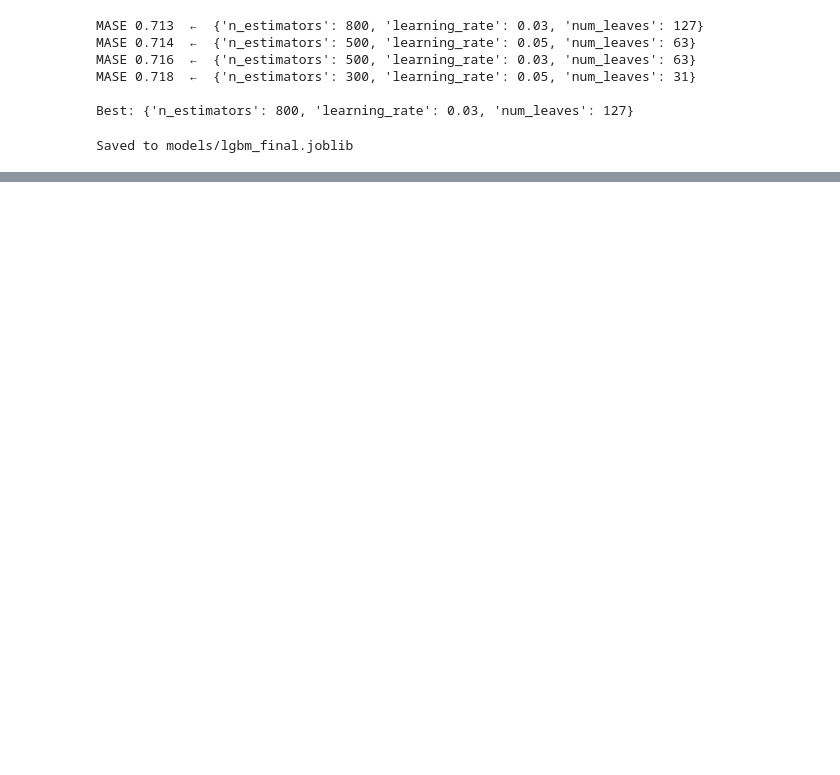
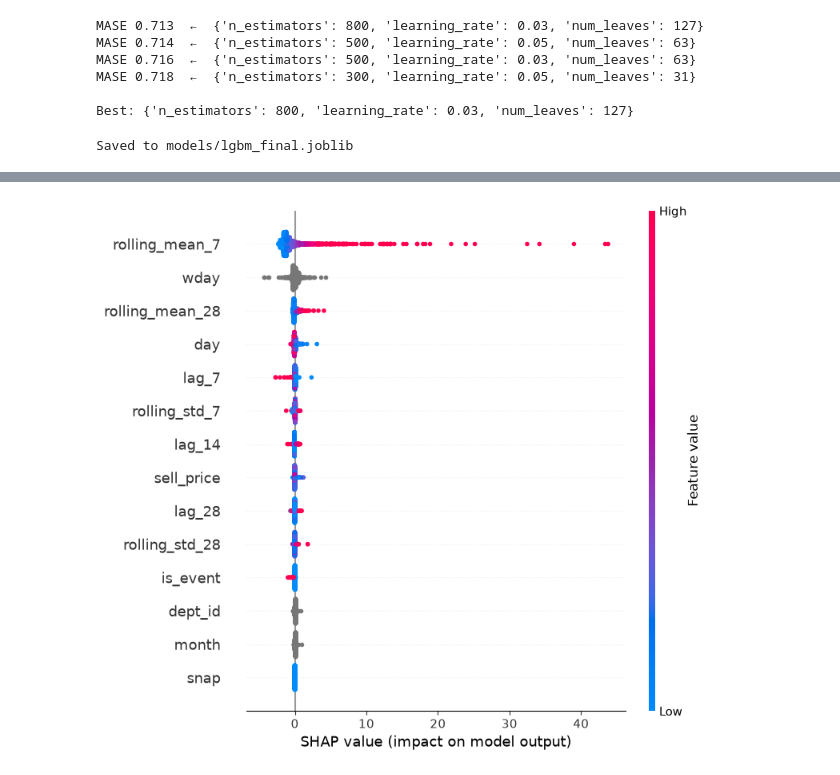
Before and after one commit to Jay-Purohit1131/demand_forecast_inventory_optimizer, a Jupyter notebook: notebooks/02_modeling.ipynb, the cells around one changed output, grey strips where cells are left out. Saved outputs shown, nothing was run; the diff lists cells and outputs as text; code cells hidden in the pictures; blank space fills up the shorter version.

```diff
--- a/notebooks/02_modeling.ipynb
+++ b/notebooks/02_modeling.ipynb
@@ -310,0 +524,16 @@ print(inspect)
+# %%
+
+explainer = shap.TreeExplainer(mean_model)
+
+# sampling the test set for speed using few thousand rows
+sample= te.sample(n=2000, random_state=13)
+X_sample = sample[features]
+shap_values = explainer.shap_values(X_sample)
+
+# Which global features drive the forcast
+shap.summary_plot(shap_values, X_sample, show=False)
+plt.tight_layout()
+plt.savefig('../reports/figures/shap_summary.png', dpi=120, bbox_inches='tight')
+plt.show()
+# %% [output]
+[figure, added]
```
Also changed, not shown: parts of 22 cells of this notebook, 6 other files.
